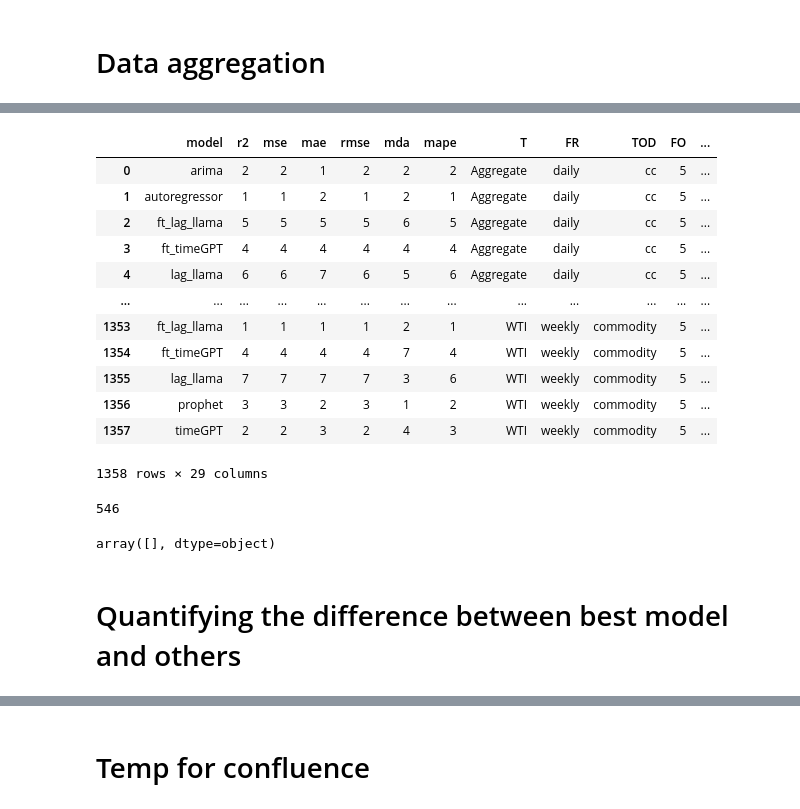
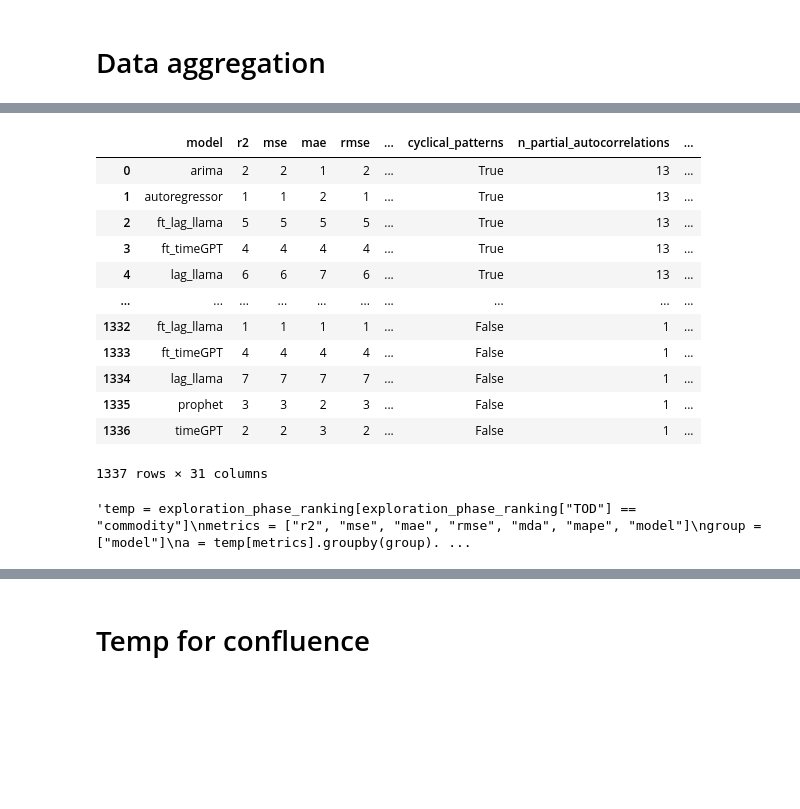
Before and after one commit to filip-topic/Time-Series-Foundation-Models-in-Financial-time-series-prediction, a Jupyter notebook: data_analysis.ipynb, the cells around one changed output, grey strips where cells are left out. Saved outputs shown, nothing was run; the diff lists cells and outputs as text; code cells hidden in the pictures; blank space fills up the shorter version.

Commit message:
work on data analysis

```diff
--- a/data_analysis.ipynb
+++ b/data_analysis.ipynb
@@ -28,8 +28,10 @@ def save_dataframe_to_csv(dataframe: pd.DataFrame, file_path: str):
 # %%
 # path to evaluation directory
 project_folder = os.getcwd()
-directory = os.path.abspath(os.path.join(project_folder, "results", "evaluation"))
+directory = os.path.abspath(os.path.join(project_folder, "results", "evaluation_with_mes"))
 aggregated_results_directory = os.path.abspath(os.path.join(project_folder, "results", "aggregated_results"))
+
+m = ["r2", "mse", "mae", "rmse", "mda", "mape", "mes"]
 # %%
 # Initialize an empty DataFrame to store the aggregated results
 aggregated_evaluation = pd.DataFrame()
@@ -40,7 +42,7 @@ files = [f for f in os.listdir(directory) if f.endswith('.csv')]
 # %%
 # Process each file and add to aggregated evaluation
 
-higher_better = ['r2', 'mda']
+higher_better = ['r2', 'mda', "mes"]
 lower_better = ['mse', 'mae', 'rmse', 'mape']
 
 for file in files:
@@ -49,8 +51,11 @@ for file in files:
     parameters = base_name.split('_')
     param_dict = {}
     for param in parameters:
-        key, value = param.split('=')
-        param_dict[key] = value
+        if "=" not in param:
+            param_dict["FTS"] = param
+        else:
+            key, value = param.split('=')
+            param_dict[key] = value
 
     # Read the CSV file into a DataFrame
     file_path = os.path.join(directory, file)
@@ -80,9 +85,7 @@ for file in files:
     aggregated_ranking = pd.concat([aggregated_ranking, ranked_df], ignore_index=True)
 # %%
 def determine_trend(row):
-    if row['quadratic_trend']:
-        return 'quadratic'
-    elif row['linear_trend']:
+    if row['linear_trend']:
         return 'linear'
     else:
         return 'no_trend'
@@ -225,8 +365,6 @@ len(unique_data_combinations)
 # %%
 def determine_trend(row):
-    if row['quadratic_trend']:
-        return 'quadratic'
-    elif row['linear_trend']:
+    if row['linear_trend']:
         return 'linear'
     else:
         return 'no_trend'
@@ -234,7 +372,7 @@ def determine_trend(row):
 def add_data_features(df):
     old_names = list(df.columns)
     data_features = ["stationary", "adf_statistic", "linear_trend",
-                                                     "linear_tau", "quadratic_trend", "quadratic_tau",
+                                                     "linear_tau",
                                                        "cyclical_patterns", "n_partial_autocorrelations", 'residual_volatility', "residual_mean"]
 
     data_params = ['SD', 'ED', 'FR', 'T', 'TOD']
@@ -278,7 +416,7 @@ def add_data_features(df):
     output = df.merge(new_df, on = data_params, how = "left")
 
     output['trend'] = output.apply(determine_trend, axis=1)
-    output = output.drop(columns=['quadratic_trend', 'linear_trend'])
+    output = output.drop(columns=['linear_trend'])
 
     return output
 # %%
@@ -286,30 +442,17 @@ aggregated_ranking_with_data_features = add_data_features(aggregated_ranking)
 # %%
-pd.set_option('display.max_columns', 500)
+pd.set_option('display.max_columns', 10)
 aggregated_ranking_with_data_features
 # %% [output]
-|  | model | r2 | mse | mae | rmse | mda | mape | T | FR | TOD | FO | ... |
-| 0 | arima | 2 | 2 | 1 | 2 | 2 | 2 | Aggregate | daily | cc | 5 | ... |
-| 1 | autoregressor | 1 | 1 | 2 | 1 | 2 | 1 | Aggregate | daily | cc | 5 | ... |
-| 2 | ft_lag_llama | 5 | 5 | 5 | 5 | 6 | 5 | Aggregate | daily | cc | 5 | ... |
-| 3 | ft_timeGPT | 4 | 4 | 4 | 4 | 4 | 4 | Aggregate | daily | cc | 5 | ... |
-| 4 | lag_llama | 6 | 6 | 7 | 6 | 5 | 6 | Aggregate | daily | cc | 5 | ... |
-| ... | ... | ... | ... | ... | ... | ... | ... | ... | ... | ... | ... | ... |
-| 1353 | ft_lag_llama | 1 | 1 | 1 | 1 | 2 | 1 | WTI | weekly | commodity | 5 | ... |
-| 1354 | ft_timeGPT | 4 | 4 | 4 | 4 | 7 | 4 | WTI | weekly | commodity | 5 | ... |
-| 1355 | lag_llama | 7 | 7 | 7 | 7 | 3 | 6 | WTI | weekly | commodity | 5 | ... |
-| 1356 | prophet | 3 | 3 | 2 | 3 | 1 | 2 | WTI | weekly | commodity | 5 | ... |
-| 1357 | timeGPT | 2 | 2 | 3 | 2 | 4 | 3 | WTI | weekly | commodity | 5 | ... |
+|  | model | r2 | mse | mae | rmse | ... | cyclical_patterns | n_partial_autocorrelations | ... |
+| 0 | arima | 2 | 2 | 1 | 2 | ... | True | 13 | ... |
+| 1 | autoregressor | 1 | 1 | 2 | 1 | ... | True | 13 | ... |
+| 2 | ft_lag_llama | 5 | 5 | 5 | 5 | ... | True | 13 | ... |
+| 3 | ft_timeGPT | 4 | 4 | 4 | 4 | ... | True | 13 | ... |
+| 4 | lag_llama | 6 | 6 | 7 | 6 | ... | True | 13 | ... |
+| ... | ... | ... | ... | ... | ... | ... | ... | ... | ... |
+| 1332 | ft_lag_llama | 1 | 1 | 1 | 1 | ... | False | 1 | ... |
+| 1333 | ft_timeGPT | 4 | 4 | 4 | 4 | ... | False | 1 | ... |
+| 1334 | lag_llama | 7 | 7 | 7 | 7 | ... | False | 1 | ... |
+| 1335 | prophet | 3 | 3 | 2 | 3 | ... | False | 1 | ... |
+| 1336 | timeGPT | 2 | 2 | 3 | 2 | ... | False | 1 | ... |
-1358 rows × 29 columns
+1337 rows × 31 columns
-# %%
-sum(aggregated_ranking_with_data_features["cyclical_patterns"])
-# %% [output]
-546
-# %%
-import numpy as np
-aggregated_ranking[np.logical_and(np.logical_and(aggregated_ranking["FR"] == "monthly",
-                                                 aggregated_ranking["model"] == "arima"),
-                                                 aggregated_ranking["TOD"] == "cc")]["ED"].unique()
-# %% [output]
-array([], dtype=object)
-# %% [markdown]
-# Quantifying the difference between best model and others
@@ -316,5 +471,7 @@ array([], dtype=object)
 # %%
-temp = aggregated_ranking[aggregated_ranking["TOD"] == "commodity"]
+"""temp = exploration_phase_ranking[exploration_phase_ranking["TOD"] == "commodity"]
 metrics = ["r2", "mse", "mae", "rmse", "mda", "mape", "model"]
 group = ["model"]
-a = temp[metrics].groupby(group).mean()
+a = temp[metrics].groupby(group).mean()"""
+# %% [output]
+'temp = exploration_phase_ranking[exploration_phase_ranking["TOD"] == "commodity"]\nmetrics = ["r2", "mse", "mae", "rmse", "mda", "mape", "model"]\ngroup = ["model"]\na = temp[metrics].groupby(group). ...
```
Also changed, not shown: parts of 42 cells of this notebook, 7 other files.
